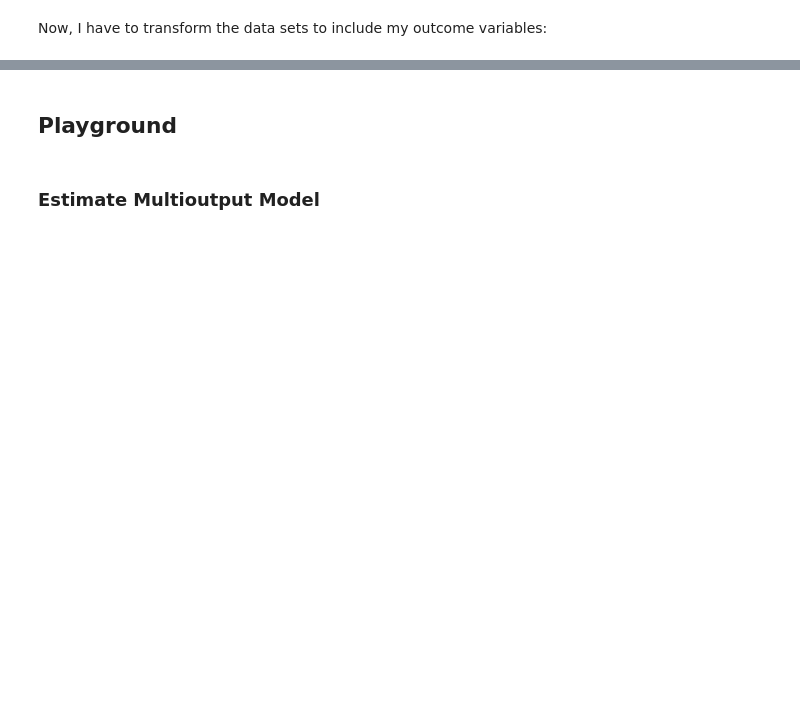
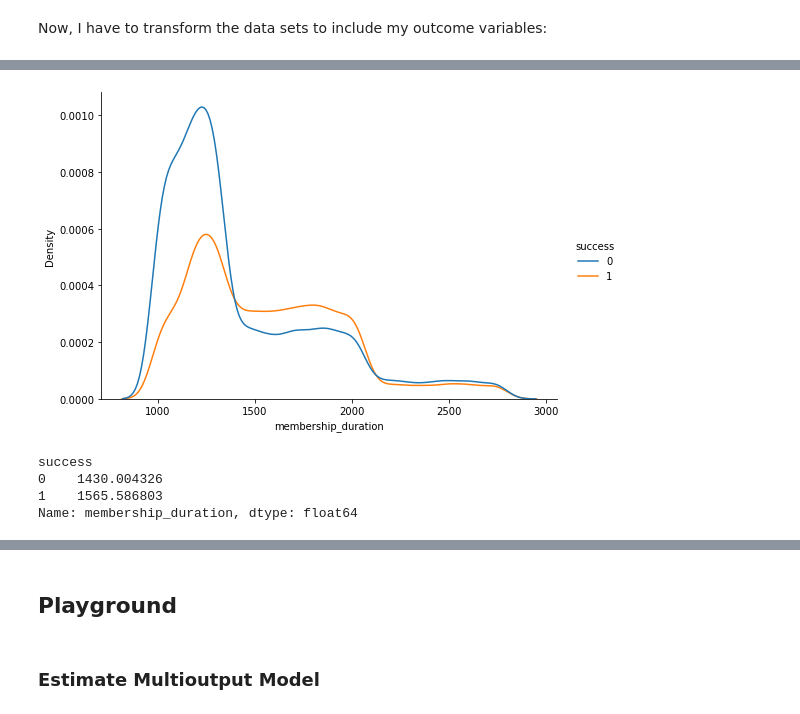
Before and after one commit to kschuessler/udacity_data_scientist_capstone_starbucks, a Jupyter notebook: Starbucks_Capstone_notebook.ipynb, the cells around one changed output, grey strips where cells are left out. Saved outputs shown, nothing was run; the diff lists cells and outputs as text; code cells hidden in the pictures; blank space fills up the shorter version.

```diff
--- a/Starbucks_Capstone_notebook.ipynb
+++ b/Starbucks_Capstone_notebook.ipynb
@@ -722,0 +667,12 @@ For informational offers, there is no 'offer completed' event. Thus, for evaluat
+# %%
+outcome_by_duration = sns.displot(data=bogo_discount, x='membership_duration',
+                                  kind='kde', hue='success', aspect=1.5)
+# %% [output]
+[figure, added]
+# %%
+bogo_discount.groupby('success')['membership_duration'].mean()
+# %% [output]
+success
+0    1430.004326
+1    1565.586803
+Name: membership_duration, dtype: float64
```
Also changed, not shown: parts of 95 cells of this notebook, 3 other files.
